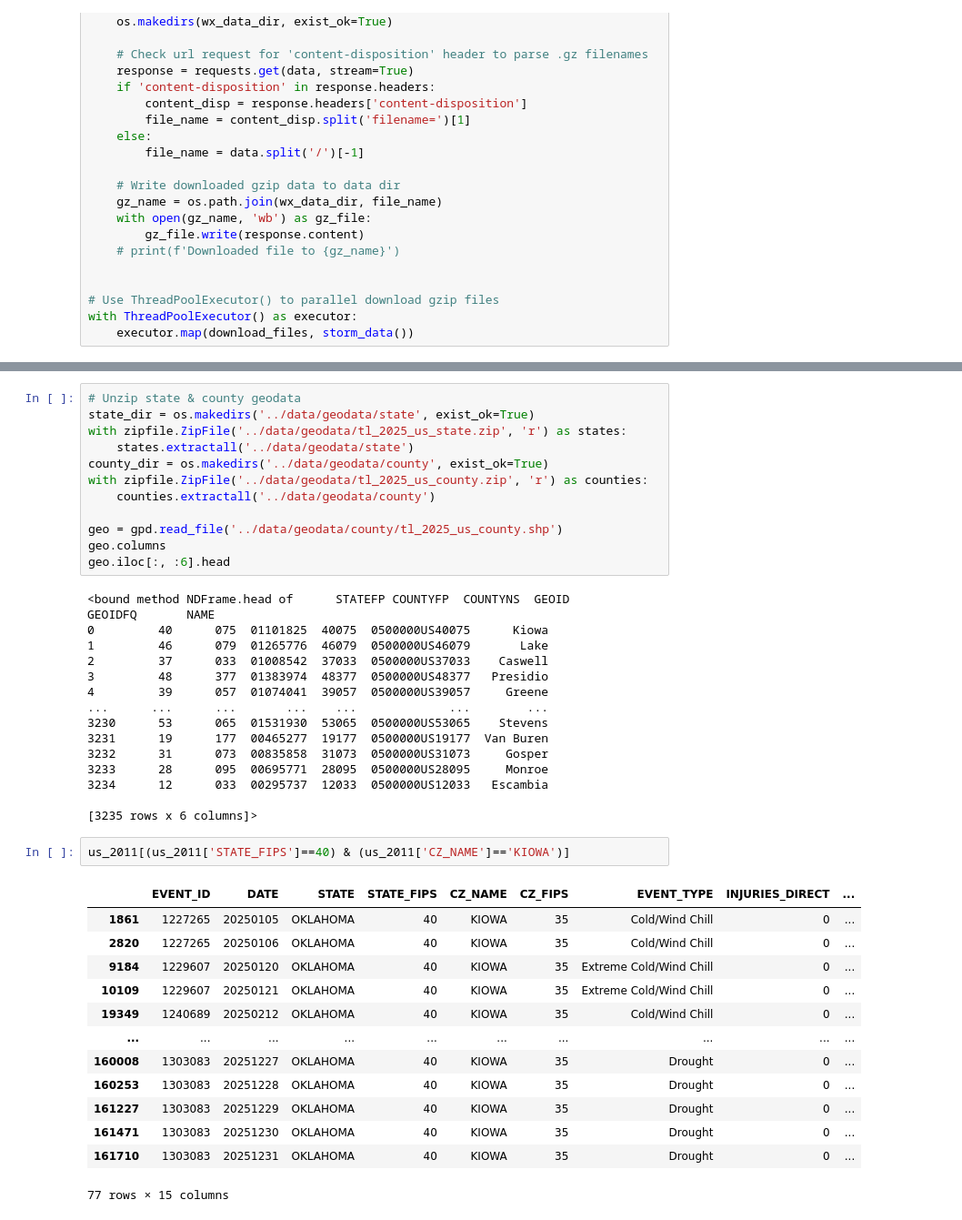
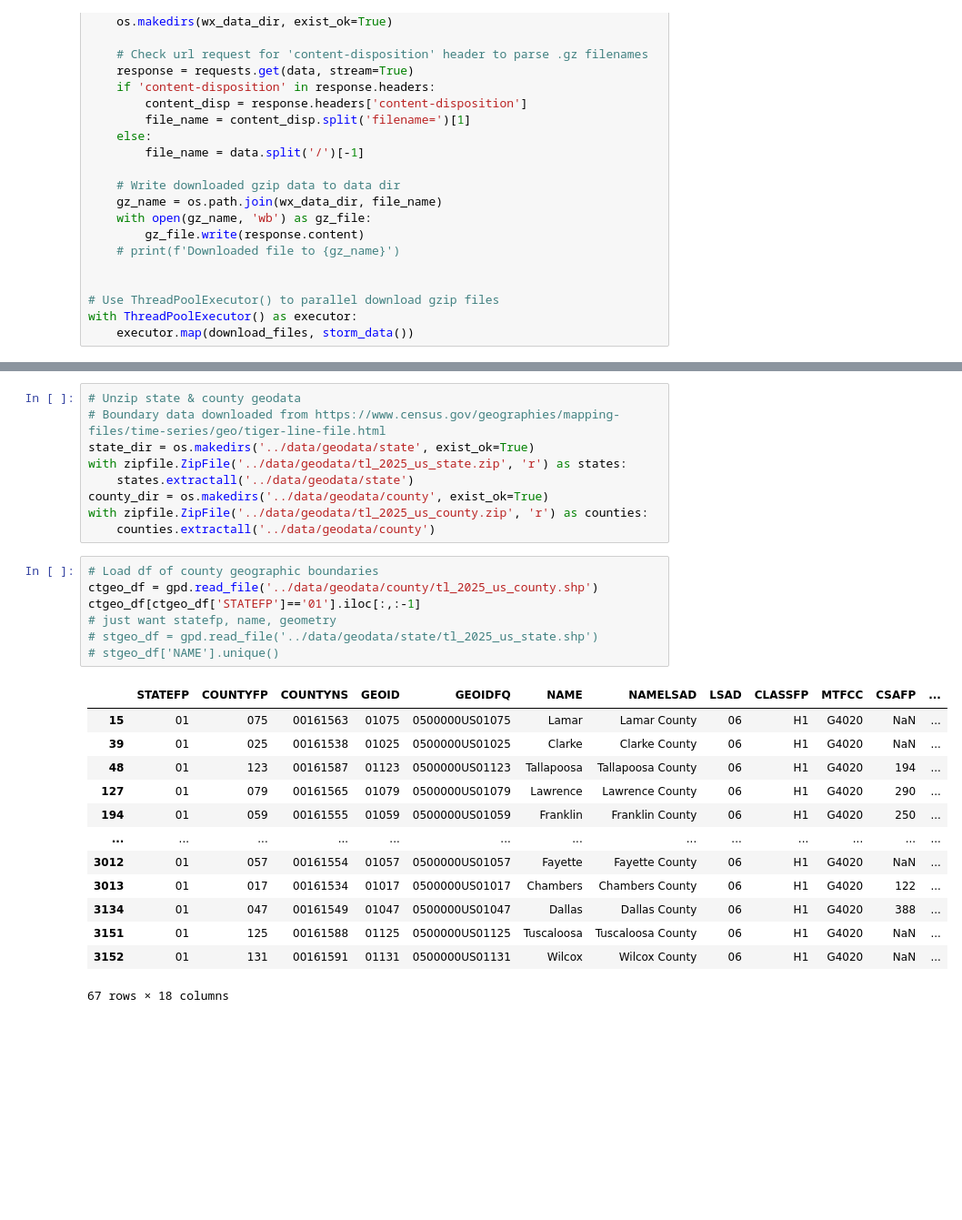
Before and after one commit to jakecharris/NWS_ExtremeWx, a Jupyter notebook: src/wxstorm.ipynb, the cells around one changed output, grey strips where cells are left out. Shown at 91% size. Saved outputs shown, nothing was run; the diff lists cells and outputs as text; blank space fills up the shorter version.

Commit message:
Load in county, state geodata

```diff
--- a/src/wxstorm.ipynb
+++ b/src/wxstorm.ipynb
@@ -131,43 +144,30 @@ us_2011
 # %%
 # Unzip state & county geodata
+# Boundary data downloaded from https://www.census.gov/geographies/mapping-files/time-series/geo/tiger-line-file.html
 state_dir = os.makedirs('../data/geodata/state', exist_ok=True)
 with zipfile.ZipFile('../data/geodata/tl_2025_us_state.zip', 'r') as states:
     states.extractall('../data/geodata/state')
 county_dir = os.makedirs('../data/geodata/county', exist_ok=True)
 with zipfile.ZipFile('../data/geodata/tl_2025_us_county.zip', 'r') as counties:
     counties.extractall('../data/geodata/county')
-
-geo = gpd.read_file('../data/geodata/county/tl_2025_us_county.shp')
-geo.columns
-geo.iloc[:, :6].head
-# %% [output]
-<bound method NDFrame.head of      STATEFP COUNTYFP  COUNTYNS  GEOID         GEOIDFQ       NAME
-0         40      075  01101825  40075  0500000US40075      Kiowa
-1         46      079  01265776  46079  0500000US46079       Lake
-2         37      033  01008542  37033  0500000US37033    Caswell
-3         48      377  01383974  48377  0500000US48377   Presidio
-4         39      057  01074041  39057  0500000US39057     Greene
-...      ...      ...       ...    ...             ...        ...
-3230      53      065  01531930  53065  0500000US53065    Stevens
-3231      19      177  00465277  19177  0500000US19177  Van Buren
-3232      31      073  00835858  31073  0500000US31073     Gosper
-3233      28      095  00695771  28095  0500000US28095     Monroe
-3234      12      033  00295737  12033  0500000US12033   Escambia
-
-[3235 rows x 6 columns]>
-# %%
-us_2011[(us_2011['STATE_FIPS']==40) & (us_2011['CZ_NAME']=='KIOWA')]
-# %% [output]
-|  | EVENT_ID | DATE | STATE | STATE_FIPS | CZ_NAME | CZ_FIPS | EVENT_TYPE | INJURIES_DIRECT | ... |
-| 1861 | 1227265 | 20250105 | OKLAHOMA | 40 | KIOWA | 35 | Cold/Wind Chill | 0 | ... |
-| 2820 | 1227265 | 20250106 | OKLAHOMA | 40 | KIOWA | 35 | Cold/Wind Chill | 0 | ... |
-| 9184 | 1229607 | 20250120 | OKLAHOMA | 40 | KIOWA | 35 | Extreme Cold/Wind Chill | 0 | ... |
-| 10109 | 1229607 | 20250121 | OKLAHOMA | 40 | KIOWA | 35 | Extreme Cold/Wind Chill | 0 | ... |
-| 19349 | 1240689 | 20250212 | OKLAHOMA | 40 | KIOWA | 35 | Cold/Wind Chill | 0 | ... |
-| ... | ... | ... | ... | ... | ... | ... | ... | ... | ... |
-| 160008 | 1303083 | 20251227 | OKLAHOMA | 40 | KIOWA | 35 | Drought | 0 | ... |
-| 160253 | 1303083 | 20251228 | OKLAHOMA | 40 | KIOWA | 35 | Drought | 0 | ... |
-| 161227 | 1303083 | 20251229 | OKLAHOMA | 40 | KIOWA | 35 | Drought | 0 | ... |
-| 161471 | 1303083 | 20251230 | OKLAHOMA | 40 | KIOWA | 35 | Drought | 0 | ... |
-| 161710 | 1303083 | 20251231 | OKLAHOMA | 40 | KIOWA | 35 | Drought | 0 | ... |
-77 rows × 15 columns
+# %%
+# Load df of county geographic boundaries
+ctgeo_df = gpd.read_file('../data/geodata/county/tl_2025_us_county.shp')
+ctgeo_df[ctgeo_df['STATEFP']=='01'].iloc[:,:-1]
+# just want statefp, name, geometry
+# stgeo_df = gpd.read_file('../data/geodata/state/tl_2025_us_state.shp')
+# stgeo_df['NAME'].unique()
+# %% [output]
+|  | STATEFP | COUNTYFP | COUNTYNS | GEOID | GEOIDFQ | NAME | NAMELSAD | LSAD | CLASSFP | MTFCC | CSAFP | ... |
+| 15 | 01 | 075 | 00161563 | 01075 | 0500000US01075 | Lamar | Lamar County | 06 | H1 | G4020 | NaN | ... |
+| 39 | 01 | 025 | 00161538 | 01025 | 0500000US01025 | Clarke | Clarke County | 06 | H1 | G4020 | NaN | ... |
+| 48 | 01 | 123 | 00161587 | 01123 | 0500000US01123 | Tallapoosa | Tallapoosa County | 06 | H1 | G4020 | 194 | ... |
+| 127 | 01 | 079 | 00161565 | 01079 | 0500000US01079 | Lawrence | Lawrence County | 06 | H1 | G4020 | 290 | ... |
+| 194 | 01 | 059 | 00161555 | 01059 | 0500000US01059 | Franklin | Franklin County | 06 | H1 | G4020 | 250 | ... |
+| ... | ... | ... | ... | ... | ... | ... | ... | ... | ... | ... | ... | ... |
+| 3012 | 01 | 057 | 00161554 | 01057 | 0500000US01057 | Fayette | Fayette County | 06 | H1 | G4020 | NaN | ... |
+| 3013 | 01 | 017 | 00161534 | 01017 | 0500000US01017 | Chambers | Chambers County | 06 | H1 | G4020 | 122 | ... |
+| 3134 | 01 | 047 | 00161549 | 01047 | 0500000US01047 | Dallas | Dallas County | 06 | H1 | G4020 | 388 | ... |
+| 3151 | 01 | 125 | 00161588 | 01125 | 0500000US01125 | Tuscaloosa | Tuscaloosa County | 06 | H1 | G4020 | NaN | ... |
+| 3152 | 01 | 131 | 00161591 | 01131 | 0500000US01131 | Wilcox | Wilcox County | 06 | H1 | G4020 | NaN | ... |
+67 rows × 18 columns
```
Also changed, not shown: parts of 3 cells of this notebook.
